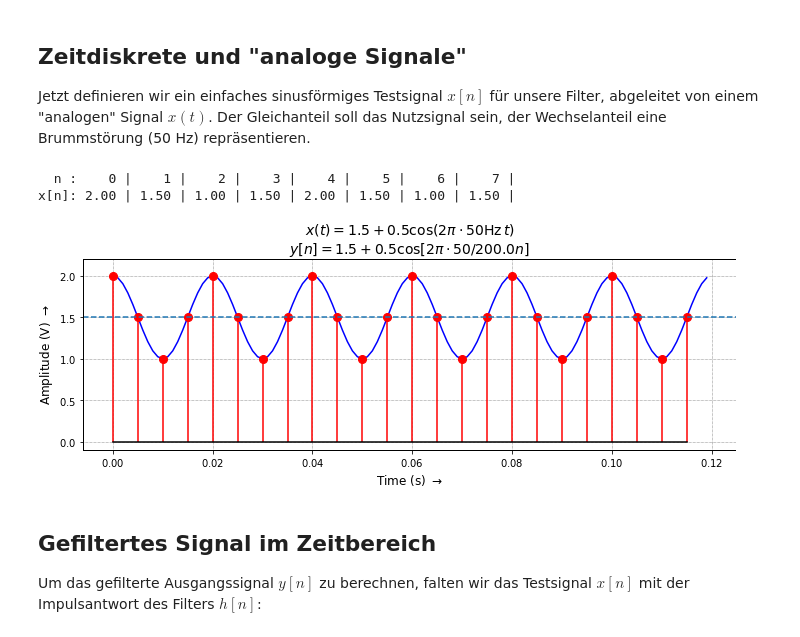
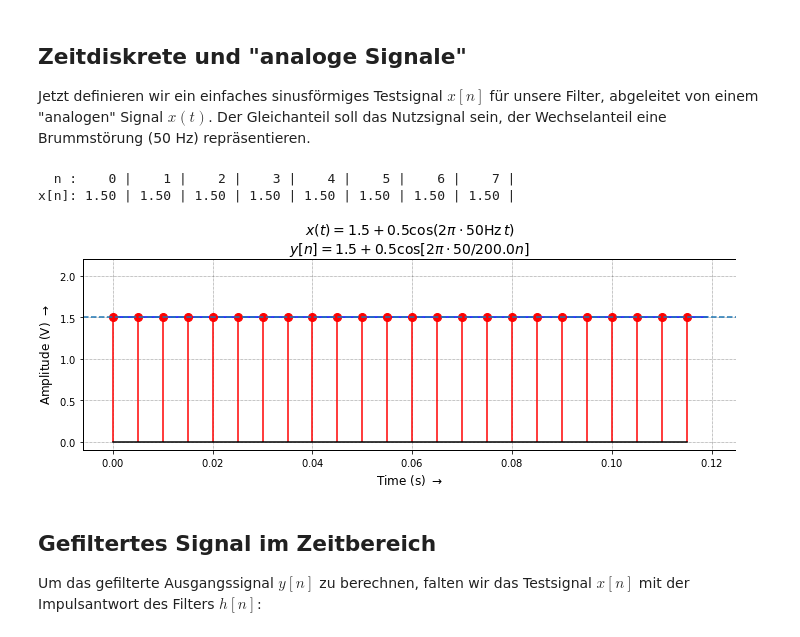
Before and after one commit to chipmuenk/dsp, a Jupyter notebook: notebooks/01_LTI/LTI-Basics.ipynb, the cells around one changed output. Drawn from its saved outputs; the diff is of its cells as text; code cells hidden in the pictures.

```diff
--- a/notebooks/01_LTI/LTI-Basics.ipynb
+++ b/notebooks/01_LTI/LTI-Basics.ipynb
@@ -55,37 +59,37 @@ Jetzt definieren wir ein einfaches sinusförmiges Testsignal $x[n]$ für unsere
 # %%
 Ts = 1/200.0     # sampling period
 fsig = 50.0      # signal frequency
 phi0  = 0        # signal initial phase
 tstep = 1e-3     # time step for "analog" signal
 Tmax = 6.0/fsig  # timespan for 6 signal periods
 N_Ts = Tmax / Ts # number of samples in Tmax
 # -- Calculate time-vectors and input signals ---
 t = np.arange(0,Tmax,tstep)  # time t
 n = np.arange(0,round(N_Ts)) # sample n (start,stop,step)
-xt = 1.5 + 0.5*np.cos(2.0*np.pi*fsig*t + phi0) # x(t).
-xn = 1.5 + 0.5*np.cos(2.0*np.pi*fsig*n*Ts + phi0) # x[n]
+xt = 1.5 + 0.0*np.cos(2.0*np.pi*fsig*t + phi0) # x(t).
+xn = 1.5 + 0.0*np.cos(2.0*np.pi*fsig*n*Ts + phi0) # x[n]
 
 fig, ax = plt.subplots(**size)
 ax.set_xlabel(r'Time (s) $\rightarrow$')
 ax.set_ylabel(r'Amplitude (V) $\rightarrow$')
 ax.set_title('$x(t) = 1.5 + 0.5 \cos(2 \pi \cdot 50 \mathrm{Hz}\, t)$\n\
 $y[n] = 1.5 + 0.5 \cos[2 \pi \cdot 50 / %.1f n]$'%(1./Ts))
 #
 ax.plot(t, xt, 'b-') # x(t) with blue line
 ax.stem(n*Ts, xn, 'r-', 'ro', 'k', use_line_collection=True) # x[n], red markers + stems, black baseline
 ax.set_ylim(-0.1, 2.2)   # set y-limits to ymin, ymax
 # horizontal line (relative x-coordinates):
 ax.axhline(1.5, xmin=0, xmax=1, linestyle='--')
 fig.set_tight_layout(True)
 # generate table
 print('  n :', end="")
 for i in range(8): print('{:5d} |'.format(i), end="")
 print('\nx[n]:', end="")
 for i in range(8): print('{0:5.2f} |'.format(xn[i]), end="")
 # %% [output]
   n :    0 |    1 |    2 |    3 |    4 |    5 |    6 |    7 |
-x[n]: 2.00 | 1.50 | 1.00 | 1.50 | 2.00 | 1.50 | 1.00 | 1.50 |
+x[n]: 1.50 | 1.50 | 1.50 | 1.50 | 1.50 | 1.50 | 1.50 | 1.50 |
-[figure, old version]
+[figure, new version]
 # %% [markdown]
 ## Gefiltertes Signal im Zeitbereich
 Um das gefilterte Ausgangssignal $y[n]$ zu berechnen, falten wir das Testsignal $x[n]$ mit der Impulsantwort des Filters $h[n]$:
```
Also changed, not shown: parts of 5 cells of this notebook, 15 other files.
